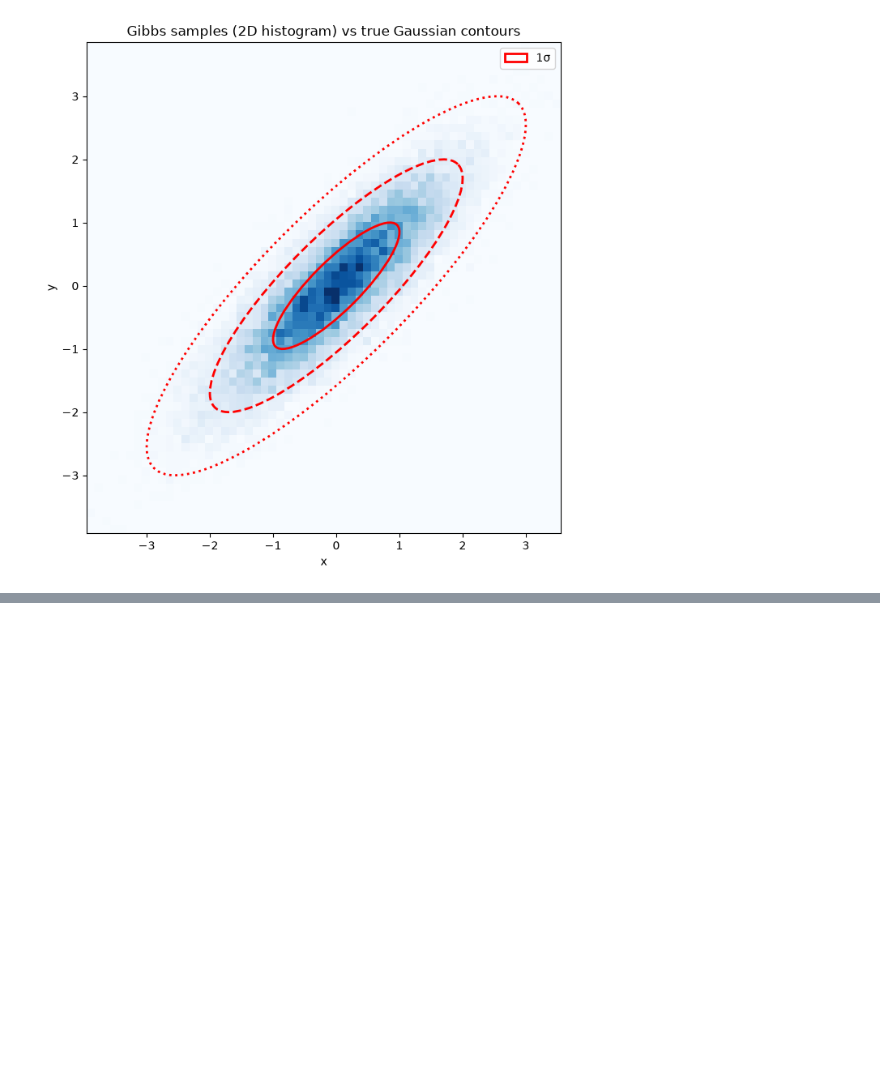
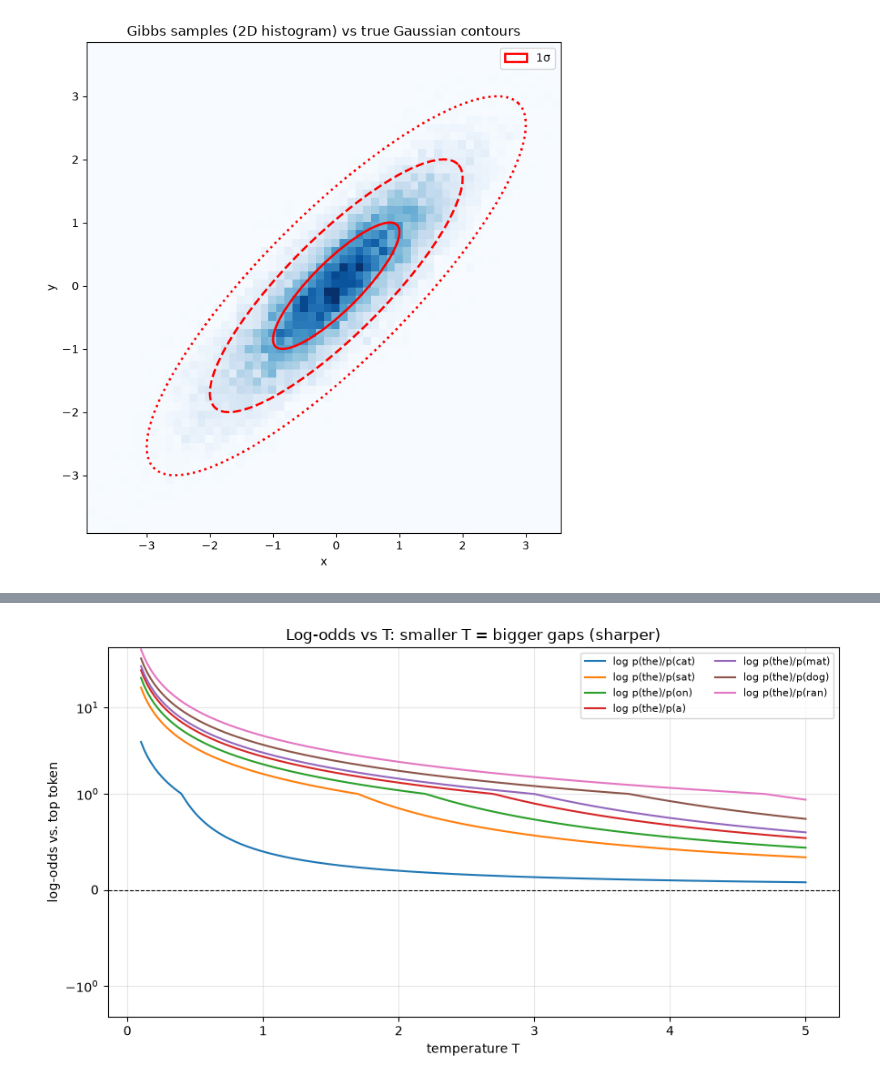
Before and after one commit to Saransh-Basu-01/AI_Engineering, a Jupyter notebook: Math_Fundamentals/Sampling_Methods/sampling.ipynb, the cells around one changed output, grey strips where cells are left out. Drawn from its saved outputs; the diff is of its cells as text; code cells hidden in the pictures; blank space fills up the shorter version.

```diff
--- a/Math_Fundamentals/Sampling_Methods/sampling.ipynb
+++ b/Math_Fundamentals/Sampling_Methods/sampling.ipynb
@@ -562,0 +688,20 @@ plt.show()
+# %%
+fig, ax = plt.subplots(figsize=(9, 5))
+
+Ts = np.linspace(0.1, 5.0, 200)
+top = 0   # the argmax token
+for j in range(1, len(tokens)):
+    log_odds = [(logits[top] - logits[j]) / T for T in Ts]
+    ax.plot(Ts, log_odds, label=f'log p(the)/p({tokens[j]})')
+
+ax.axhline(0, color='k', lw=0.8, ls='--')
+ax.set_xlabel('temperature T')
+ax.set_ylabel('log-odds vs. top token')
+ax.set_yscale('symlog', linthresh=1)
+ax.set_title('Log-odds vs T: smaller T = bigger gaps (sharper)')
+ax.legend(fontsize=8, ncol=2)
+ax.grid(alpha=0.3, which='both')
+plt.tight_layout()
+plt.show()
+# %% [output]
+[figure, added]
```
Also changed, not shown: parts of 8 cells of this notebook.
